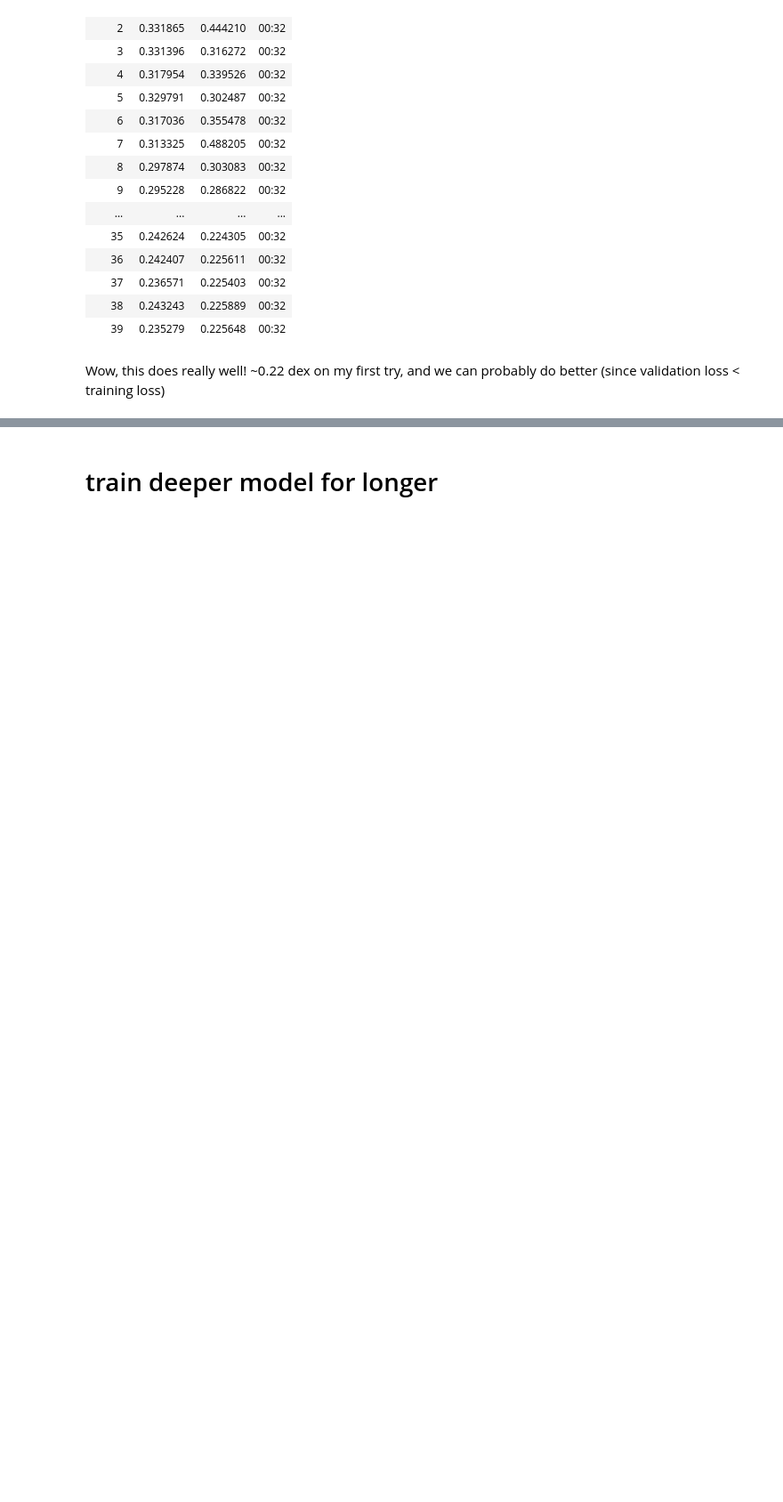
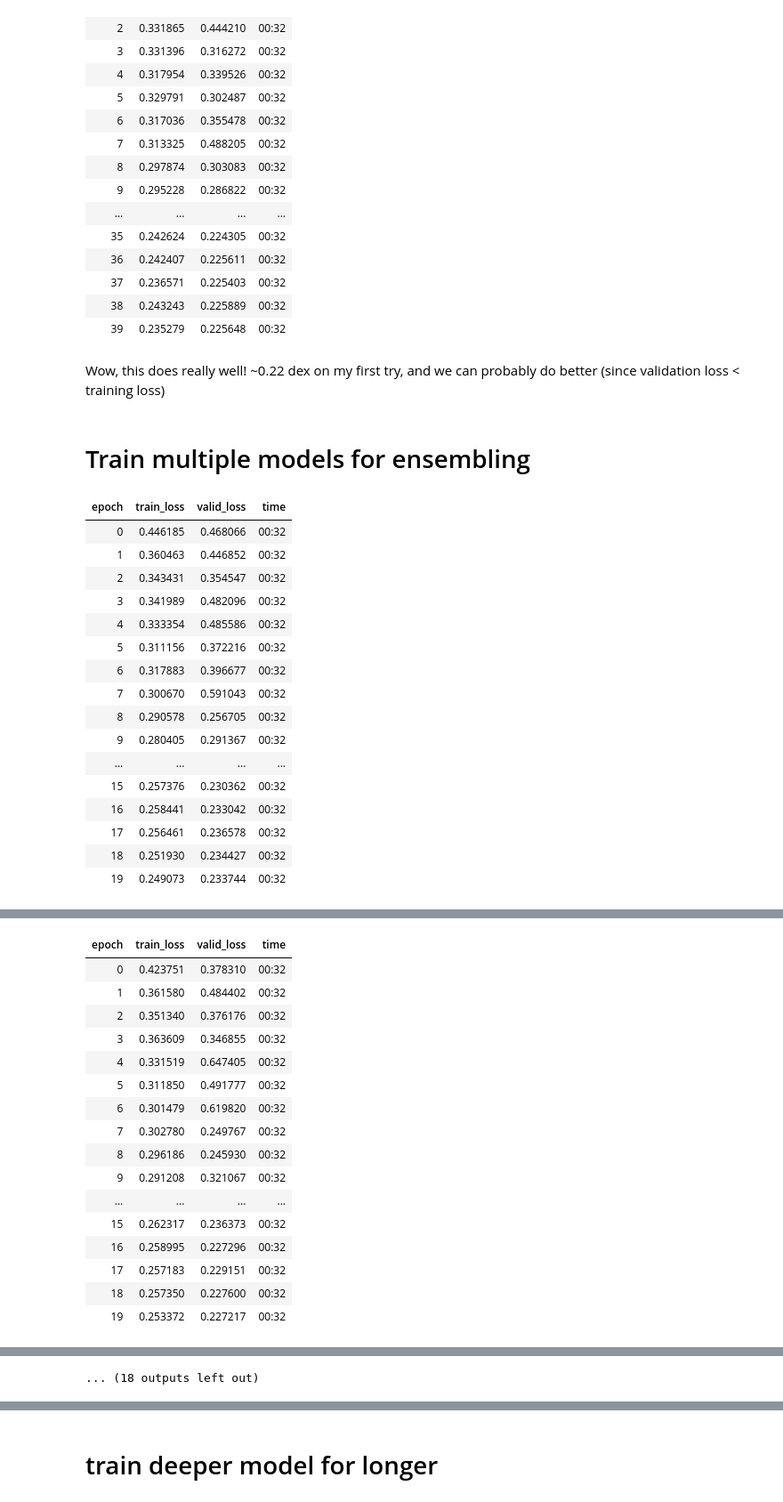
Before and after one commit to jwuphysics/HI-convnets, a Jupyter notebook: notebook/updates/90. Using fastai2 and newer architectures.ipynb, the cells around one changed output, grey strips where cells are left out. Shown at 89% size. Saved outputs shown, nothing was run; the diff lists cells and outputs as text; code cells hidden in the pictures; blank space fills up the shorter version.

```diff
--- a/notebook/updates/90. Using fastai2 and newer architectures.ipynb
+++ b/notebook/updates/90. Using fastai2 and newer architectures.ipynb
@@ -89,3 +90,52 @@ Wow, this does really well! ~0.22 dex on my first try, and we can probably do be
 # %%
 # learn.save('fastai2-xresnet34-a40A-1')
 learn = learn.load('fastai2-xresnet34-a40A-1');
+# %% [markdown]
+# Train multiple models for ensembling
+# %%
+df = pd.read_csv(f'{PATH}/data/a40-SDSS_gas-frac.csv', usecols=(1,2), dtype={'AGCNr': str, 'logfgas': float})
+
+dblock = DataBlock(
+    blocks=(ImageBlock, RegressionBlock),
+    get_x=ColReader(['AGCNr'], pref=f'{PATH}/images-OC/', suff='.jpg'),
+    get_y=Pipeline([ColReader(['logfgas'], label_delim=None)]),
+    splitter=RandomSplitter(0.2, seed=seed),
+    item_tfms=item_tfms,
+    batch_tfms=batch_tfms,
+)
+
+dls = ImageDataLoaders.from_dblock(dblock, df, path=PATH, bs=64)
+# %%
+for i in range(10):
+    model = xresnet34(sa=True, act_cls=MishCuda, n_out=1)
+    learn = Learner(dls, model, loss_func=root_mean_squared_error, opt_func=ranger)
+    learn.fit_one_cycle(20, 1e-2, div_final=1e5)
+
+    preds, trues = learn.tta()
+    results = pd.DataFrame(
+        {'fgas_pred': to_np(preds).flatten(), 'fgas_true': to_np(trues).flatten()},
+        index=dls.valid.items.AGCNr.values,
+    )
+
+    results.to_csv(f'{PATH}/results/predictions/ensembles/fastai2-xresnet34-a40A-{i}.csv')
+
+    model, learn = None, None
+    gc.collect()
+# %% [output]
+| epoch | train_loss | valid_loss | time |
+| 0 | 0.446185 | 0.468066 | 00:32 |
+| 1 | 0.360463 | 0.446852 | 00:32 |
+| 2 | 0.343431 | 0.354547 | 00:32 |
+| 3 | 0.341989 | 0.482096 | 00:32 |
+| 4 | 0.333354 | 0.485586 | 00:32 |
+| 5 | 0.311156 | 0.372216 | 00:32 |
+| 6 | 0.317883 | 0.396677 | 00:32 |
+| 7 | 0.300670 | 0.591043 | 00:32 |
+| 8 | 0.290578 | 0.256705 | 00:32 |
+| 9 | 0.280405 | 0.291367 | 00:32 |
+| ... | ... | ... | ... |
+| 15 | 0.257376 | 0.230362 | 00:32 |
+| 16 | 0.258441 | 0.233042 | 00:32 |
+| 17 | 0.256461 | 0.236578 | 00:32 |
+| 18 | 0.251930 | 0.234427 | 00:32 |
+| 19 | 0.249073 | 0.233744 | 00:32 |
@@ -91,0 +144,17 @@ learn = learn.load('fastai2-xresnet34-a40A-1');
+| epoch | train_loss | valid_loss | time |
+| 0 | 0.423751 | 0.378310 | 00:32 |
+| 1 | 0.361580 | 0.484402 | 00:32 |
+| 2 | 0.351340 | 0.376176 | 00:32 |
+| 3 | 0.363609 | 0.346855 | 00:32 |
+| 4 | 0.331519 | 0.647405 | 00:32 |
+| 5 | 0.311850 | 0.491777 | 00:32 |
+| 6 | 0.301479 | 0.619820 | 00:32 |
+| 7 | 0.302780 | 0.249767 | 00:32 |
+| 8 | 0.296186 | 0.245930 | 00:32 |
+| 9 | 0.291208 | 0.321067 | 00:32 |
+| ... | ... | ... | ... |
+| 15 | 0.262317 | 0.236373 | 00:32 |
+| 16 | 0.258995 | 0.227296 | 00:32 |
+| 17 | 0.257183 | 0.229151 | 00:32 |
+| 18 | 0.257350 | 0.227600 | 00:32 |
+| 19 | 0.253372 | 0.227217 | 00:32 |
@@ -91,0 +201 @@ learn = learn.load('fastai2-xresnet34-a40A-1');
+... (18 outputs left out)
```
Also changed, not shown: parts of 13 cells of this notebook, 3 other files.
